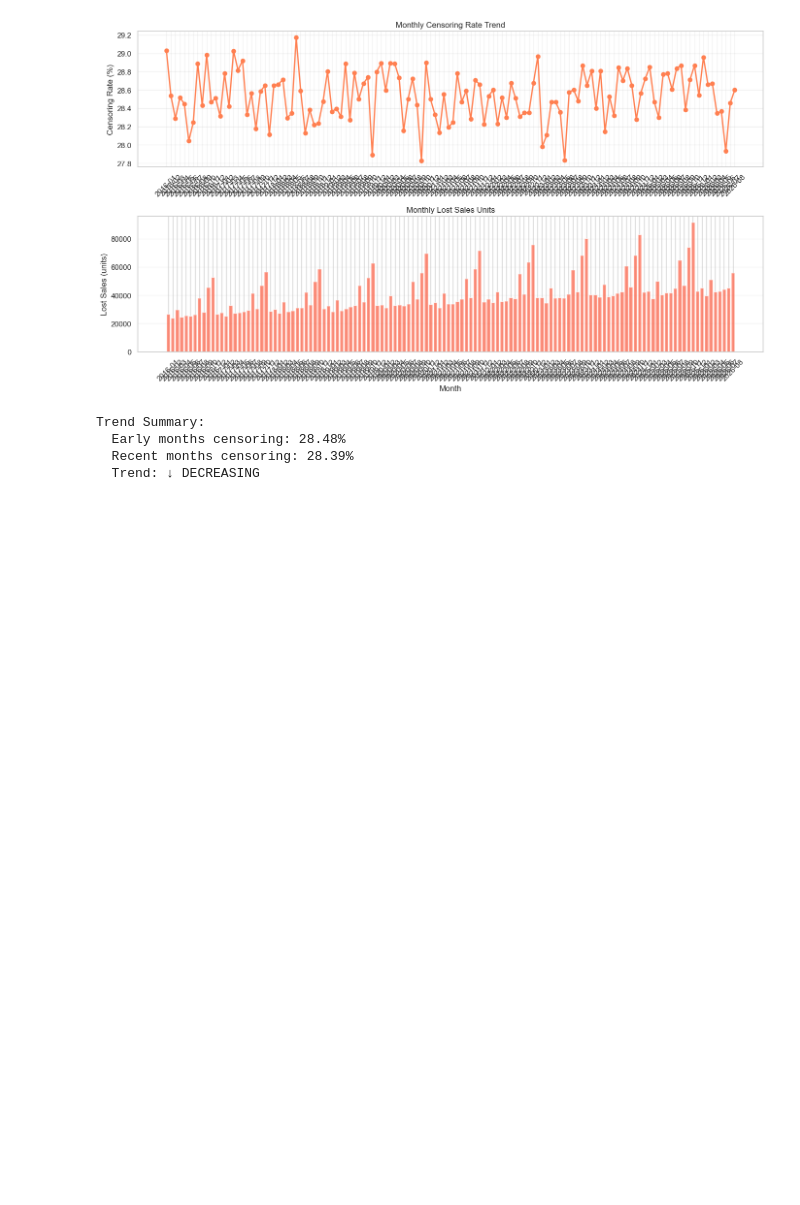
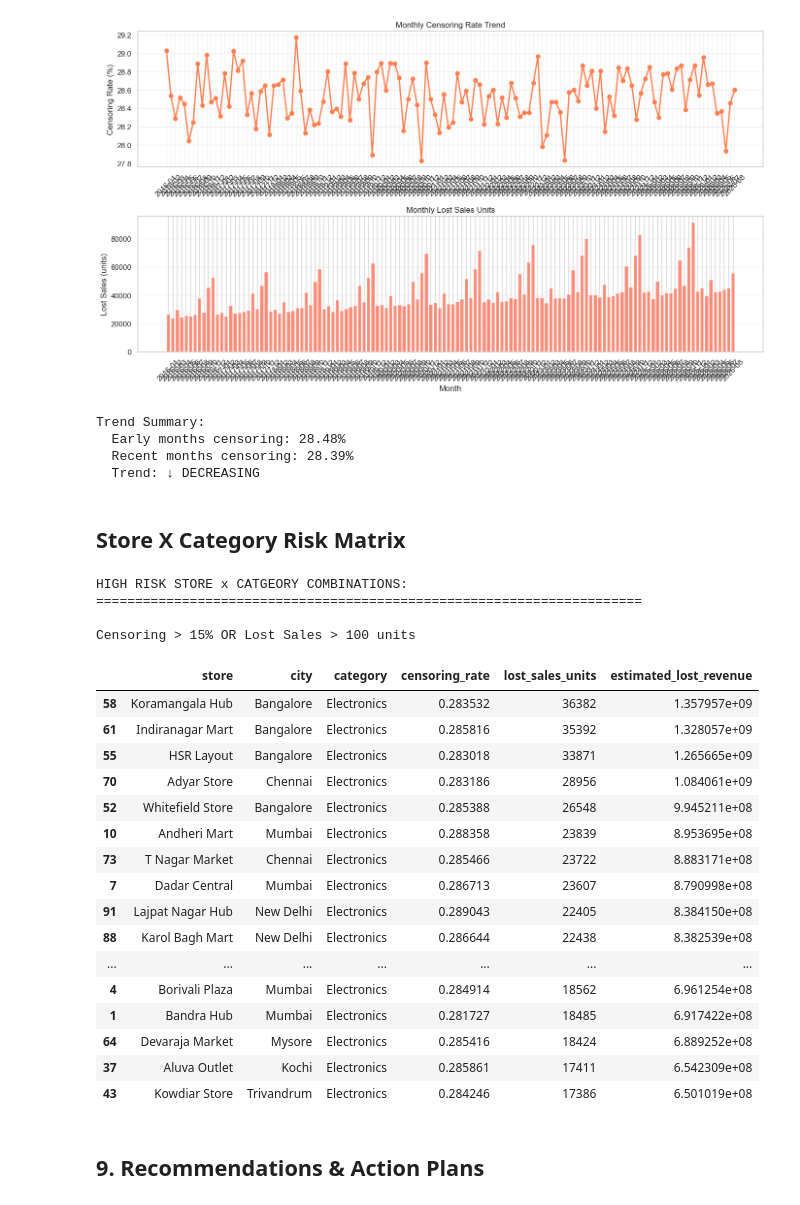
Before and after one commit to rejojose55625/demandEngine, a Jupyter notebook: notebooks/censored_demand_analysis.ipynb, the cells around one changed output. Cells and saved outputs as stored; diff of their text form; code cells hidden in the pictures; blank space fills up the shorter version.

```diff
--- a/notebooks/censored_demand_analysis.ipynb
+++ b/notebooks/censored_demand_analysis.ipynb
@@ -410,3 +410,54 @@ Trend Summary:
   Early months censoring: 28.48%
   Recent months censoring: 28.39%
   Trend: ↓ DECREASING
+# %% [markdown]
+## Store X Category Risk Matrix
+# %%
+# Combine store + Category for targeted fixes
+store_cat_censoring = df.groupby([
+    'store_id', 'store', 'city', 'category'
+]).agg({
+    'stockout_flag': ['sum', 'mean'],
+    'lost_sales': 'sum',
+    'sales_qty': 'sum',
+    'final_price': 'mean'
+}).reset_index()
+
+store_cat_censoring.columns = ['store_id', 'store', 'city', 'category', 'stockouts_count', 'censoring_rate',
+'lost_sales_units', 'actual_sales_units', 'avg_price']
+
+store_cat_censoring['estimated_lost_revenue'] = store_cat_censoring['lost_sales_units'] * store_cat_censoring['avg_price']
+# %%
+high_risk  = store_cat_censoring[
+    (store_cat_censoring['censoring_rate'] > 0.15) |
+    (store_cat_censoring['lost_sales_units'] > 100)
+].sort_values('estimated_lost_revenue', ascending = False)
+# %%
+print("HIGH RISK STORE x CATGEORY COMBINATIONS:")
+print("="*70)
+print(f"\nCensoring > 15% OR Lost Sales > 100 units\n")
+display(high_risk[['store', 'city', 'category', 'censoring_rate', 'lost_sales_units', 'estimated_lost_revenue']].head(20))
+# %% [output]
+HIGH RISK STORE x CATGEORY COMBINATIONS:
+======================================================================
+
+Censoring > 15% OR Lost Sales > 100 units
+|  | store | city | category | censoring_rate | lost_sales_units | estimated_lost_revenue |
+| 58 | Koramangala Hub | Bangalore | Electronics | 0.283532 | 36382 | 1.357957e+09 |
+| 61 | Indiranagar Mart | Bangalore | Electronics | 0.285816 | 35392 | 1.328057e+09 |
+| 55 | HSR Layout | Bangalore | Electronics | 0.283018 | 33871 | 1.265665e+09 |
+| 70 | Adyar Store | Chennai | Electronics | 0.283186 | 28956 | 1.084061e+09 |
+| 52 | Whitefield Store | Bangalore | Electronics | 0.285388 | 26548 | 9.945211e+08 |
+| 10 | Andheri Mart | Mumbai | Electronics | 0.288358 | 23839 | 8.953695e+08 |
+| 73 | T Nagar Market | Chennai | Electronics | 0.285466 | 23722 | 8.883171e+08 |
+| 7 | Dadar Central | Mumbai | Electronics | 0.286713 | 23607 | 8.790998e+08 |
+| 91 | Lajpat Nagar Hub | New Delhi | Electronics | 0.289043 | 22405 | 8.384150e+08 |
+| 88 | Karol Bagh Mart | New Delhi | Electronics | 0.286644 | 22438 | 8.382539e+08 |
+| ... | ... | ... | ... | ... | ... | ... |
+| 4 | Borivali Plaza | Mumbai | Electronics | 0.284914 | 18562 | 6.961254e+08 |
+| 1 | Bandra Hub | Mumbai | Electronics | 0.281727 | 18485 | 6.917422e+08 |
+| 64 | Devaraja Market | Mysore | Electronics | 0.285416 | 18424 | 6.889252e+08 |
+| 37 | Aluva Outlet | Kochi | Electronics | 0.285861 | 17411 | 6.542309e+08 |
+| 43 | Kowdiar Store | Trivandrum | Electronics | 0.284246 | 17386 | 6.501019e+08 |
+# %% [markdown]
+## 9. Recommendations & Action Plans
```
Also changed, not shown: parts of 2 cells of this notebook, 1 other file.
